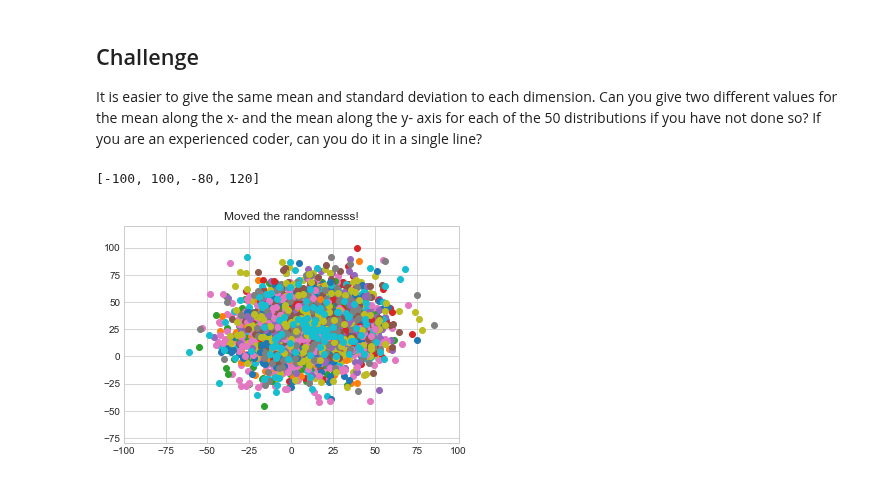
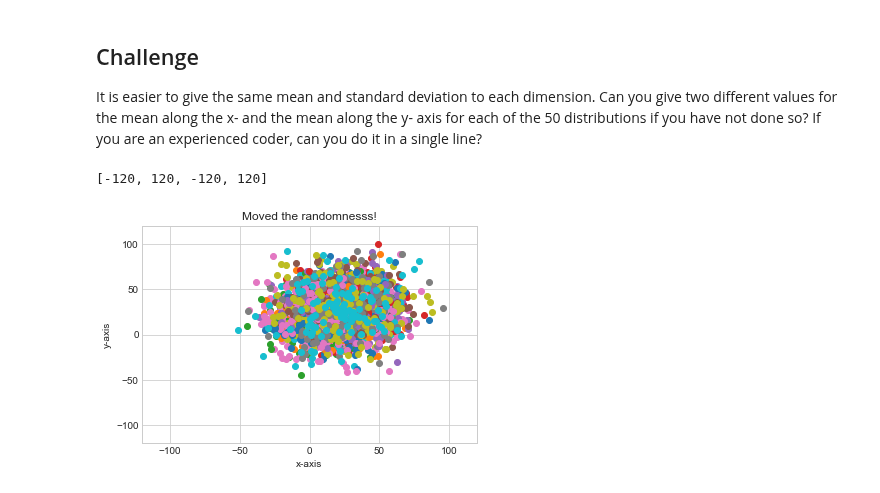
Before and after one commit to qiuyliu/PUI2017_uc288, a Jupyter notebook: HW1_uc288/HW1_3_uc288.ipynb, the cells around one changed output. Saved outputs shown, nothing was run; the diff lists cells and outputs as text; code cells hidden in the pictures.

Commit message:
fixed plots with labels andx/y limits

```diff
--- a/HW1_uc288/HW1_3_uc288.ipynb
+++ b/HW1_uc288/HW1_3_uc288.ipynb
@@ -104,8 +106,8 @@ This is a general rule. Without the caption or axis labels this portion of the H
 It is easier to give the same mean and standard deviation to each dimension. Can you give two different values for the mean along the x- and the mean along the y- axis for each of the 50 distributions if you have not done so? If you are an experienced coder, can you do it in a single line?
 # %%
 # code here...
-x_mean = np.random.randint(1, 10)
-y_mean = np.random.randint(11, 20)
+x_mean = np.random.randint(11, 15)
+y_mean = np.random.randint(16, 20)
 
 for i in range(50):
     ReprRandAll[i,0] = ReprRandAll[i, 0] + x_mean
@@ -113,9 +115,11 @@ for i in range(50):
 # %%
 for i in range(50):
     pl.plot(ReprRandAll[i,0], ReprRandAll[i,1], 'o')
 
 pl.title('Moved the randomnesss!')
-pl.axis([-100,100,-80,120])
+pl.xlabel('x-axis')
+pl.ylabel('y-axis')
+pl.axis([-120,120,-120,120])
 # %% [output]
-[-100, 100, -80, 120]
+[-120, 120, -120, 120]
-[figure, old version]
+[figure, new version]
```
Also changed, not shown: parts of 1 cell of this notebook.
